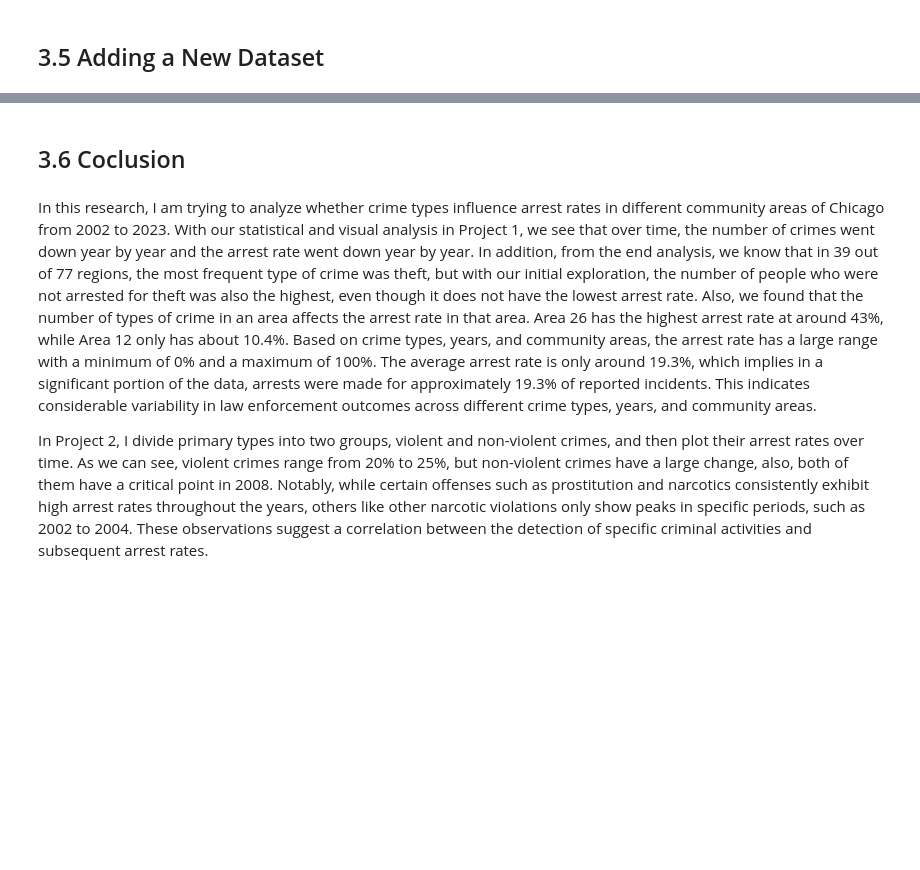
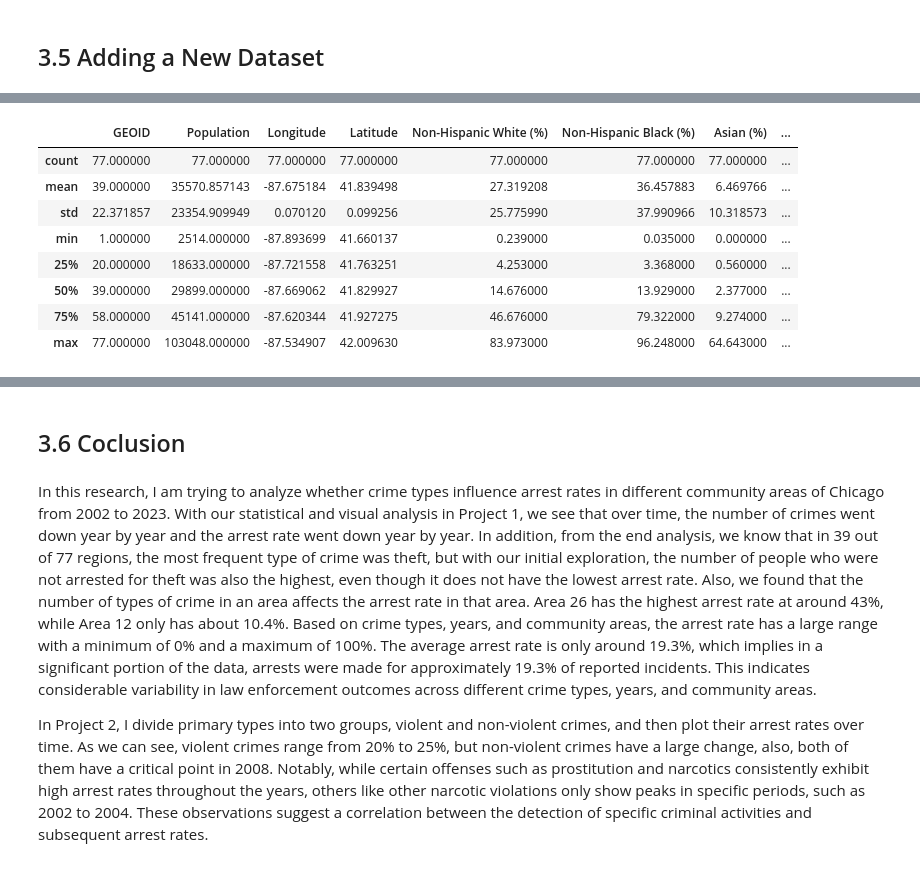
Before and after one commit to XingyuWang06/ECO225Project, a Jupyter notebook: Project3.ipynb, the cells around one changed output, grey strips where cells are left out. Cells and saved outputs as stored; diff of their text form; code cells hidden in the pictures; blank space fills up the shorter version.

```diff
--- a/Project3.ipynb
+++ b/Project3.ipynb
@@ -907,0 +921,13 @@ plt.show()
+# %%
+relative_path3 = os.path.join('..', 'Data', 'Chicago_race.csv')
+abs_path3 = os.path.abspath(relative_path3)
+
+# Read the CSV file
+chicago_race = pd.read_csv(abs_path3)
+# %%
+chicago_race_clean = chicago_race.rename(columns={"PCT-W_2018-2022": "Non-Hispanic White (%)",
+                                                  "PCT-B_2018-2022": "Non-Hispanic Black (%)",
+                                                  "PCT-A_2018-2022": "Asian (%)", "PCT-H_2018-2022": "Hispanic or Latino (%)",
+                                                  "PCT-P_2018-2022": "Native American (%)", "PCT-P1_2018-2022": "Native Hawaiian (%)",
+                                                  "PCT-Q_2018-2022": "Two or more races (%)"})
+chicago_race_clean.isnull().any(axis=0)
@@ -907,0 +949,3 @@ plt.show()
+# %%
+chicago_race_clean = chicago_race_clean.dropna()
+chicago_race_clean.dtypes
@@ -907,0 +967,34 @@ plt.show()
+# %%
+# Change data type
+chicago_race_clean['GEOID'] = chicago_race_clean['GEOID'].astype(int)
+chicago_race_clean['Non-Hispanic White (%)'] = chicago_race_clean['Non-Hispanic White (%)'].astype(float)
+chicago_race_clean['Non-Hispanic Black (%)'] = chicago_race_clean['Non-Hispanic Black (%)'].astype(float)
+chicago_race_clean['Asian (%)'] = chicago_race_clean['Asian (%)'].astype(float)
+chicago_race_clean['Hispanic or Latino (%)'] = chicago_race_clean['Hispanic or Latino (%)'].astype(float)
+chicago_race_clean['Native American (%)'] = chicago_race_clean['Native American (%)'].astype(float)
+chicago_race_clean['Native Hawaiian (%)'] = chicago_race_clean['Native Hawaiian (%)'].astype(float)
+chicago_race_clean['Two or more races (%)'] = chicago_race_clean['Two or more races (%)'].astype(float)
+# Combine the last three columns into one column
+chicago_race_clean['Other Races (%)'] = chicago_race_clean.apply(lambda row: row['Native American (%)'] +
+                                                                 row['Native Hawaiian (%)'] + row['Two or more races (%)'], axis=1)
+# Drop useless columns
+chicago_race_clean = chicago_race_clean.drop(['Layer', 'Name', 'Native American (%)', 'Native Hawaiian (%)',
+                                              'Two or more races (%)'], axis=1)
+# Keep three decimal
+chicago_race_clean['Non-Hispanic White (%)'] = chicago_race_clean['Non-Hispanic White (%)'].round(3)
+chicago_race_clean['Non-Hispanic Black (%)'] = chicago_race_clean['Non-Hispanic Black (%)'].round(3)
+chicago_race_clean['Asian (%)'] = chicago_race_clean['Asian (%)'].round(3)
+chicago_race_clean['Hispanic or Latino (%)'] = chicago_race_clean['Hispanic or Latino (%)'].round(3)
+chicago_race_clean['Other Races (%)'] = chicago_race_clean['Other Races (%)'].round(3)
+# %%
+chicago_race_clean.describe()
+# %% [output]
+|  | GEOID | Population | Longitude | Latitude | Non-Hispanic White (%) | Non-Hispanic Black (%) | Asian (%) | ... |
+| count | 77.000000 | 77.000000 | 77.000000 | 77.000000 | 77.000000 | 77.000000 | 77.000000 | ... |
+| mean | 39.000000 | 35570.857143 | -87.675184 | 41.839498 | 27.319208 | 36.457883 | 6.469766 | ... |
+| std | 22.371857 | 23354.909949 | 0.070120 | 0.099256 | 25.775990 | 37.990966 | 10.318573 | ... |
+| min | 1.000000 | 2514.000000 | -87.893699 | 41.660137 | 0.239000 | 0.035000 | 0.000000 | ... |
+| 25% | 20.000000 | 18633.000000 | -87.721558 | 41.763251 | 4.253000 | 3.368000 | 0.560000 | ... |
+| 50% | 39.000000 | 29899.000000 | -87.669062 | 41.829927 | 14.676000 | 13.929000 | 2.377000 | ... |
+| 75% | 58.000000 | 45141.000000 | -87.620344 | 41.927275 | 46.676000 | 79.322000 | 9.274000 | ... |
+| max | 77.000000 | 103048.000000 | -87.534907 | 42.009630 | 83.973000 | 96.248000 | 64.643000 | ... |
```
Also changed, not shown: parts of 7 cells of this notebook.
